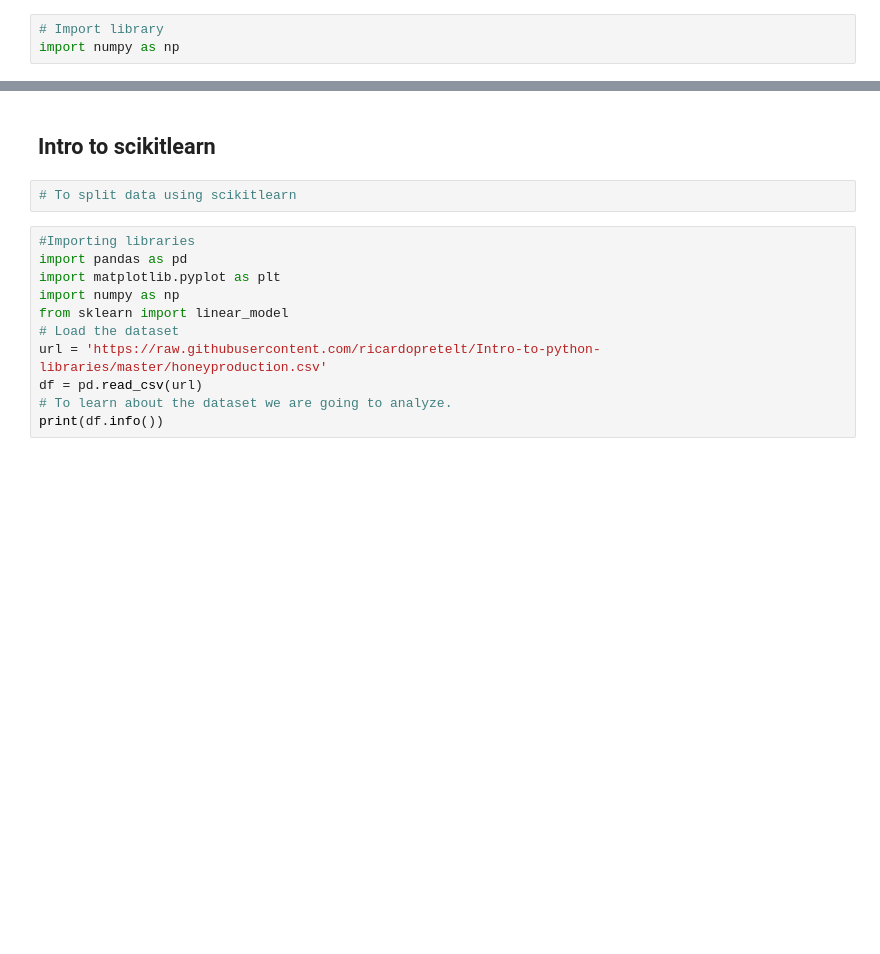
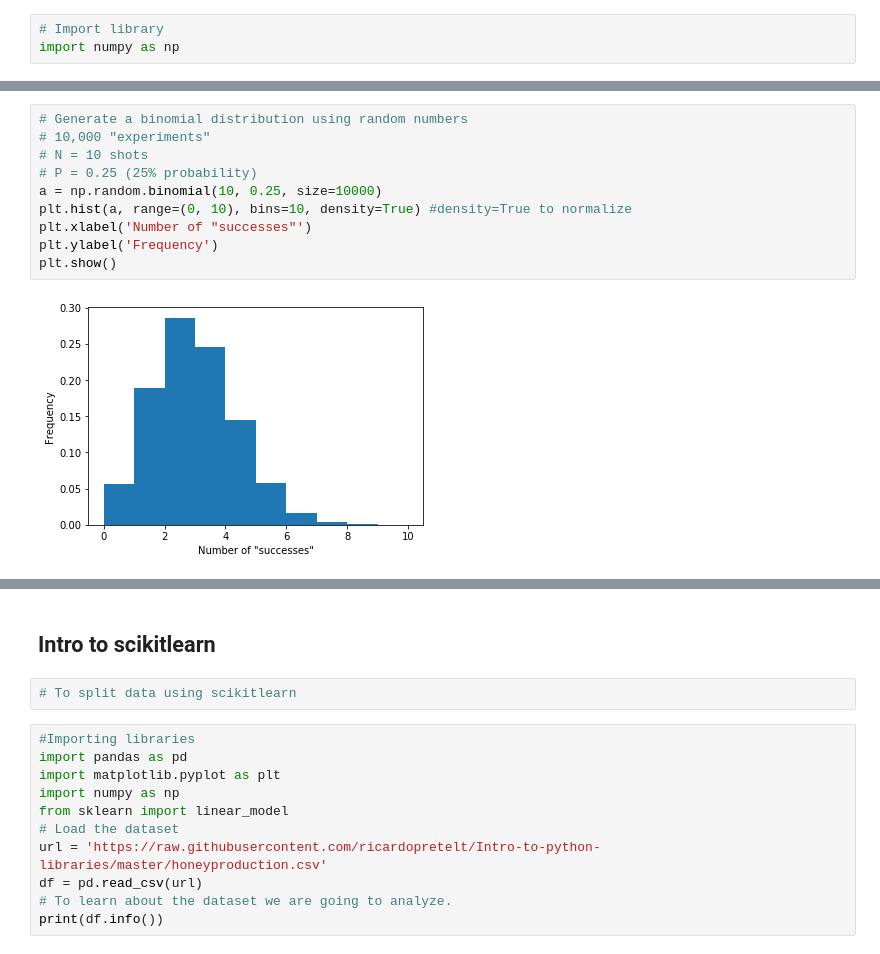
Before and after one commit to ricardopretelt/data-analysis-in-python, a Jupyter notebook: Summary of Python libraries.ipynb, the cells around one changed output, grey strips where cells are left out. Drawn from its saved outputs; the diff is of its cells as text; blank space fills up the shorter version.

```diff
--- a/Summary of Python libraries.ipynb
+++ b/Summary of Python libraries.ipynb
@@ -914,0 +859,12 @@ b_test_emails 0.0026
+# %%
+# Generate a binomial distribution using random numbers
+# 10,000 "experiments"
+# N = 10 shots
+# P = 0.25 (25% probability)
+a = np.random.binomial(10, 0.25, size=10000)
+plt.hist(a, range=(0, 10), bins=10, density=True) #density=True to normalize
+plt.xlabel('Number of "successes"')
+plt.ylabel('Frequency')
+plt.show()
+# %% [output]
+[figure, added]
```
Also changed, not shown: parts of 104 cells of this notebook, 2 other files.
